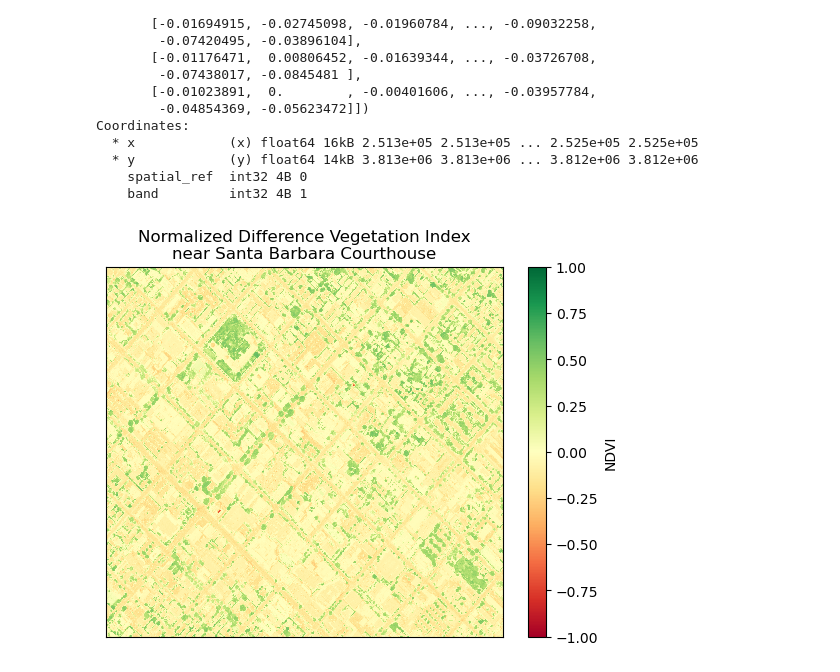
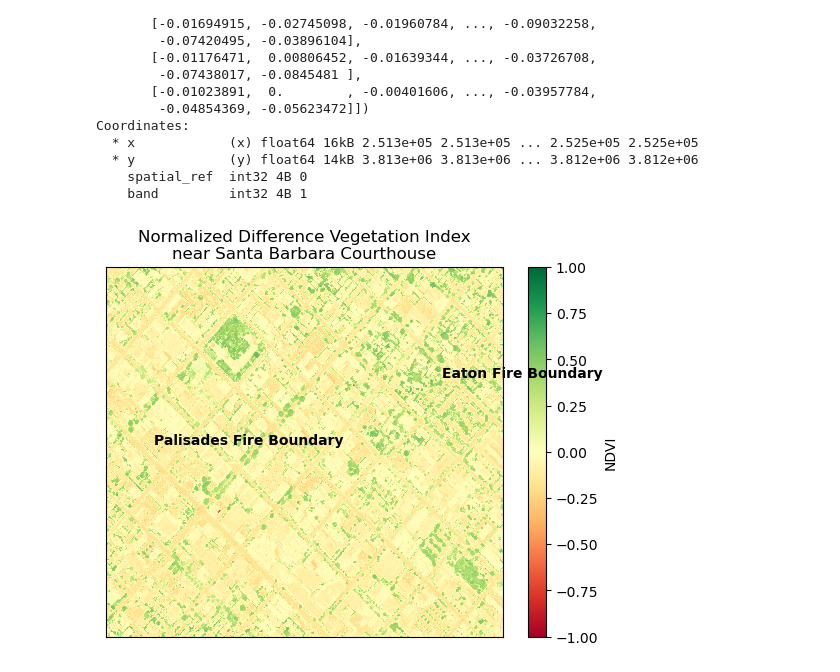
Before and after one commit to lsdixit/eds220-2025-in-class, a Jupyter notebook: week8-rioxarray-STUDENTS.ipynb, the cells around one changed output. Cells and saved outputs as stored; diff of their text form; code cells hidden in the pictures.

```diff
--- a/week8-rioxarray-STUDENTS.ipynb
+++ b/week8-rioxarray-STUDENTS.ipynb
@@ -310,23 +310,33 @@ Coordinates:
 # %%
 # Plot
 fig, ax = plt.subplots()
 
 ndvi.plot(ax=ax,
           cmap='RdYlGn',
           vmin=-1,
           vmax=1,
           cbar_kwargs={'label':'NDVI'})
 
 ax.set_title("Normalized Difference Vegetation Index\nnear Santa Barbara Courthouse")  # Add title
 
+plt.figtext(x = .65,
+            y = .65,
+            s ="Eaton Fire Boundary",
+            weight = 'bold')
+plt.figtext(x = .2,
+            y = .51,
+            s ="Palisades Fire Boundary",
+            weight = 'bold'
+            )
+
 # Remove axes ticks
 ax.set_xticks([])
 ax.set_yticks([])
 
 # Remove axes labels
 ax.set_xlabel("")
 ax.set_ylabel("")
 
 plt.show()
 # %% [output]
-[figure, old version]
+[figure, new version]
```
